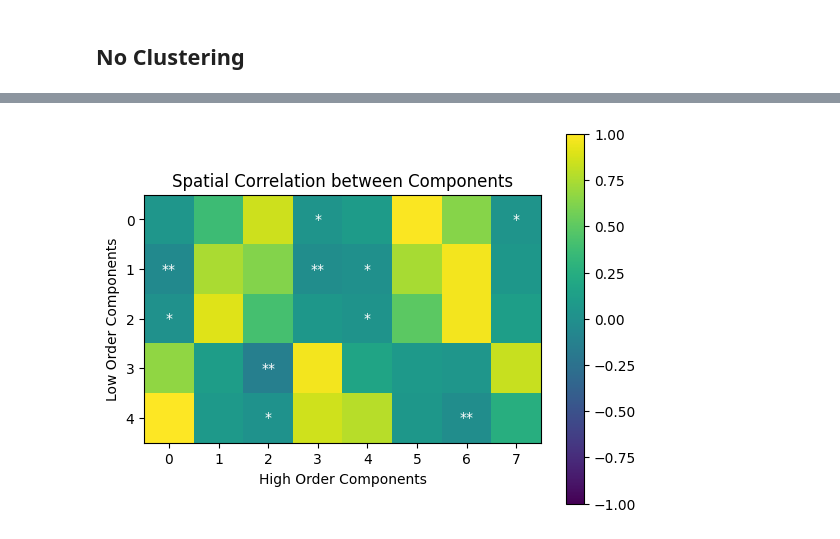
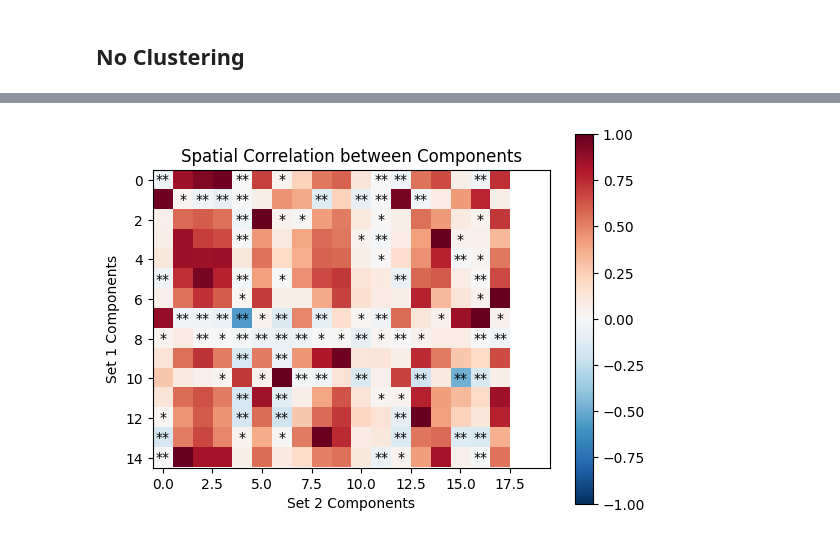
Before and after one commit to eriosta/neuro, a Jupyter notebook: Hierarchical_Clustering_of_Spatial_Correlation.ipynb, the cells around one changed output, grey strips where cells are left out. Saved outputs shown, nothing was run; the diff lists cells and outputs as text; code cells hidden in the pictures.

```diff
--- a/Hierarchical_Clustering_of_Spatial_Correlation.ipynb
+++ b/Hierarchical_Clustering_of_Spatial_Correlation.ipynb
@@ -14,49 +346,67 @@ import matplotlib.pyplot as plt
 # %% [markdown]
 ## No Clustering
 # %%
-# Choose how many subjects to get (e.g., 1 subject)
-n_subjects = 1
+import numpy as np
+import matplotlib.pyplot as plt
+from nilearn import datasets
+from nilearn.decomposition import DictLearning
 
-# Fetch the ADHD200 resting-state fMRI dataset
-adhd_dataset = datasets.fetch_adhd(n_subjects=n_subjects)
-func_filenames = adhd_dataset.func
+def fetch_data(n_subjects=1):
+    """Fetch the ADHD200 resting-state fMRI dataset."""
+    return datasets.fetch_adhd(n_subjects=n_subjects)
 
-# Decomposition into 5 components
-dict_learn_5 = DictLearning(n_components=5, random_state=0, memory="nilearn_cache", memory_level=2)
-components_img_5 = dict_learn_5.fit_transform(func_filenames)
-# Decomposition into 8 components
-dict_learn_8 = DictLearning(n_components=8, random_state=0, memory="nilearn_cache", memory_level=2)
-components_img_8 = dict_learn_8.fit_transform(func_filenames)
+def decompose_data(n_components, func_filenames):
+    """Decompose the data into a given number of components."""
+    dict_learn = DictLearning(n_components=n_components, random_state=0, memory="nilearn_cache", memory_level=2)
+    return dict_learn.fit_transform(func_filenames)
 
-# Initialize correlation matrix
-correlation_matrix = np.zeros((5, 8))
+def compute_correlation(components_img_1, components_img_2):
+    """Compute the spatial correlations between two sets of components."""
+    n_comp_1, n_comp_2 = components_img_1[0].shape[-1], components_img_2[0].shape[-1]
+    correlation_matrix = np.zeros((n_comp_1, n_comp_2))
 
-for i in range(5):
-    for j in range(8):
-        # Extract data arrays
-        data_5 = components_img_5[0][..., i]
-        data_8 = components_img_8[0][..., j]
+    for i in range(n_comp_1):
+        for j in range(n_comp_2):
+            data_1, data_2 = components_img_1[0][..., i], components_img_2[0][..., j]
+            correlation = np.corrcoef(data_1.ravel(), data_2.ravel())[0, 1]
+            correlation_matrix[i, j] = correlation
 
-        # Compute the spatial correlation between the two components
-        correlation = np.corrcoef(data_5.ravel(), data_8.ravel())[0, 1]
+    return correlation_matrix
 
-        correlation_matrix[i, j] = correlation
+def plot_heatmap(correlation_matrix):
+    """Visualize the correlation matrix using a heatmap."""
+    plt.imshow(correlation_matrix, cmap='RdBu_r', vmin=-1, vmax=1)
 
-# Visualize the correlation matrix using a heatmap with annotations
-plt.imshow(correlation_matrix, cmap='viridis', vmin=-1, vmax=1)
+    rows, cols = correlation_matrix.shape
+    for i in range(rows):
+        for j in range(cols):
+            text = ''
+            if correlation_matrix[i, j] < 0.001:
+                text = '**'
+            elif correlation_matrix[i, j] < 0.05:
+                text = '*'
+            plt.text(j, i, text, ha='center', va='center', color='black')
 
-for i in range(5):
-    for j in range(8):
-        if correlation_matrix[i, j] < 0.001:
-            plt.text(j, i, f'**', ha='center', va='center', color='white')
-        elif correlation_matrix[i, j] < 0.05:
-            plt.text(j, i, f'*', ha='center', va='center', color='white')
-        else:
-            plt.text(j, i, f'', ha='center', va='center', color='black')
+    plt.colorbar()
+    plt.xlabel("Set 2 Components")
+    plt.ylabel("Set 1 Components")
+    plt.title("Spatial Correlation between Components")
+    plt.show()
 
-plt.colorbar()
-plt.xlabel("High Order Components")
-plt.ylabel("Low Order Components")
-plt.title("Spatial Correlation between Components")
-plt.show()
+if __name__ == "__main__":
+    n_comp_set1 = int(input("Enter the number of components for the first decomposition: "))
+    n_comp_set2 = int(input("Enter the number of components for the second decomposition: "))
+
+    # Fetch the data
+    func_filenames = fetch_data().func
+
+    # Decompose data for both sets of components
+    components_img_1 = decompose_data(n_comp_set1, func_filenames)
+    components_img_2 = decompose_data(n_comp_set2, func_filenames)
+
+    # Compute correlation matrix
+    correlation_matrix = compute_correlation(components_img_1, components_img_2)
+
+    # Plot the heatmap
+    plot_heatmap(correlation_matrix)
 # %% [output]
@@ -63 +415 @@ plt.show()
-[figure, old version]
+[figure, new version]
```
Also changed, not shown: parts of 10 cells of this notebook.
